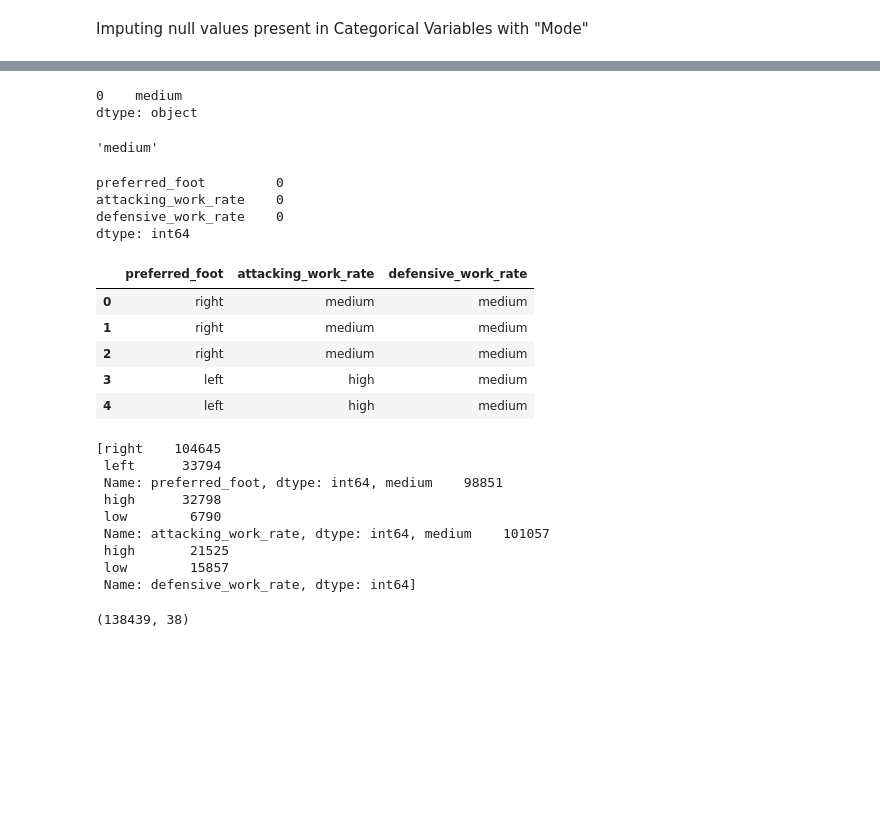
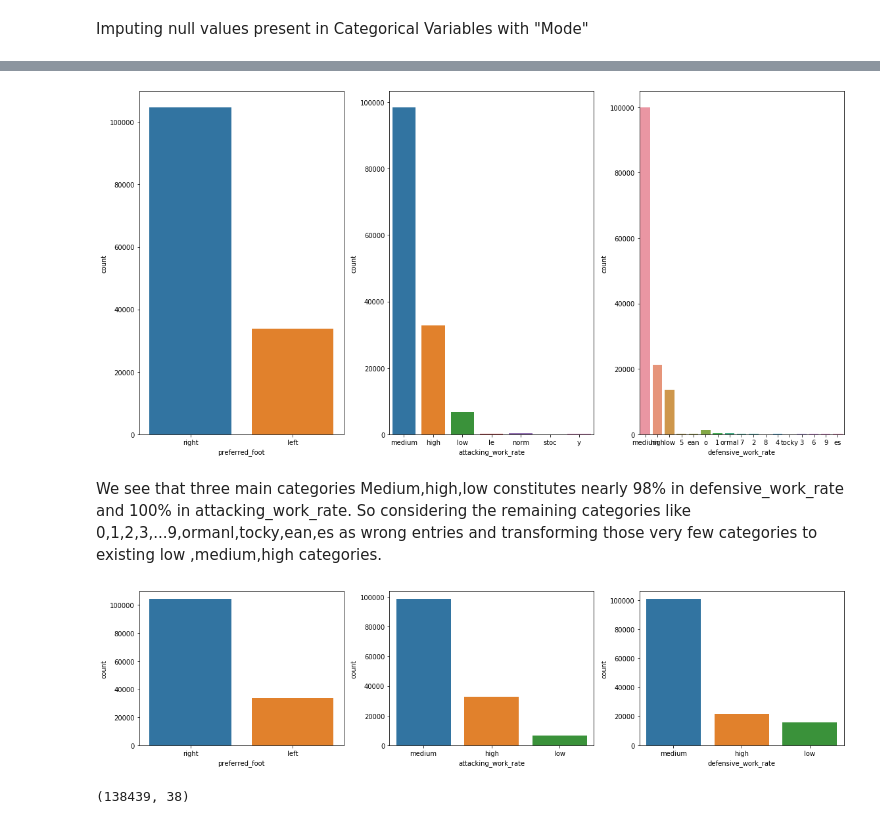
Before and after one commit to saivamsi333/Soccer, a Jupyter notebook: Soccer_data.ipynb, the cells around one changed output, grey strips where cells are left out. Cells and saved outputs as stored; diff of their text form; code cells hidden in the pictures; blank space fills up the shorter version.

```diff
--- a/Soccer_data.ipynb
+++ b/Soccer_data.ipynb
@@ -358,11 +339,0 @@ imputed_cat_soccer=copy.deepcopy(soccer_rem_dup.select_dtypes(include=['object']
-# %%
-mode_att_wor_rate=soccer_rem_dup['attacking_work_rate'].mode()
-mode_att_wor_rate
-# %% [output]
-0    medium
-dtype: object
-# %%
-mode_def_wor_rate=soccer_rem_dup['defensive_work_rate'].mode()
-mode_def_wor_rate[0]
-# %% [output]
-'medium'
@@ -372,7 +339,0 @@ imputed_cat_soccer['defensive_work_rate']=imputed_cat_soccer['defensive_work_rat
-# %%
-imputed_cat_soccer.isnull().sum()
-# %% [output]
-preferred_foot         0
-attacking_work_rate    0
-defensive_work_rate    0
-dtype: int64
@@ -381 +340,19 @@ dtype: int64
+# %%
+
+#cat_type=[]
+#for i,j in enumerate(soccer_rem_dup.select_dtypes(include=['object'])):
+    #cat_type.append((soccer_rem_dup[j].value_counts()/soccer_rem_dup[j].count())*100)
+    #cat_type.append(soccer_rem_dup[j].value_counts())
+#cat_type
+fig,ax2=plt.subplots(nrows=1,ncols=3,figsize=(16,8),squeeze=False)
+
+for i,j in enumerate(soccer_rem_dup.select_dtypes(include=['object'])):
+    sns.countplot(x=j,data=soccer_rem_dup,ax=ax2[int(i/3)][i%3])
+
+fig.tight_layout()
+# %% [output]
+[figure, added]
+# %% [markdown]
+We see that three main categories Medium,high,low constitutes nearly 98% in defensive_work_rate and 100% in attacking_work_rate.
+So considering the remaining categories like 0,1,2,3,...9,ormanl,tocky,ean,es as wrong entries and transforming those very few categories to existing low ,medium,high categories.
 # %%
@@ -392,31 +367,20 @@ for cols in cat_var:
     imputed_cat_soccer[cols].replace(to_replace=high_values,value='high',inplace=True)
 # %%
 imputed_cat_soccer=imputed_cat_soccer.reset_index(drop=True)
-# %%
-imputed_cat_soccer.head()
-# %% [output]
-|  | preferred_foot | attacking_work_rate | defensive_work_rate |
-| 0 | right | medium | medium |
-| 1 | right | medium | medium |
-| 2 | right | medium | medium |
-| 3 | left | high | medium |
-| 4 | left | high | medium |
 # %%
-cat_type=[]
-for i,j in enumerate(imputed_cat_soccer):
-    cat_type.append(imputed_cat_soccer[j].value_counts())
-cat_type
+#cat_type=[]
+#for i,j in enumerate(imputed_cat_soccer):
+    #cat_type.append(imputed_cat_soccer[j].value_counts())
+#cat_type
+fig,ax2=plt.subplots(nrows=1,ncols=3,figsize=(16,4),squeeze=False)
+
+for i,j in enumerate(imputed_cat_soccer.select_dtypes(include=['object'])):
+    sns.countplot(x=j,data=imputed_cat_soccer,ax=ax2[int(i/3)][i%3])
+
+fig.tight_layout()
 #Now we can see that the Categorical Variables are cleaned and consists only limited types.
 # %% [output]
-[right    104645
- left      33794
- Name: preferred_foot, dtype: int64, medium    98851
- high      32798
- low        6790
- Name: attacking_work_rate, dtype: int64, medium    101057
- high       21525
- low        15857
- Name: defensive_work_rate, dtype: int64]
+[figure, added]
 # %%
 #Now concat both data1_cat_modified and transformed_numerical_data1
 soccer_imputed=pd.concat([imputed_cat_soccer,imputed_numerical_soccer],axis=1)
```
Also changed, not shown: parts of 96 cells of this notebook.
